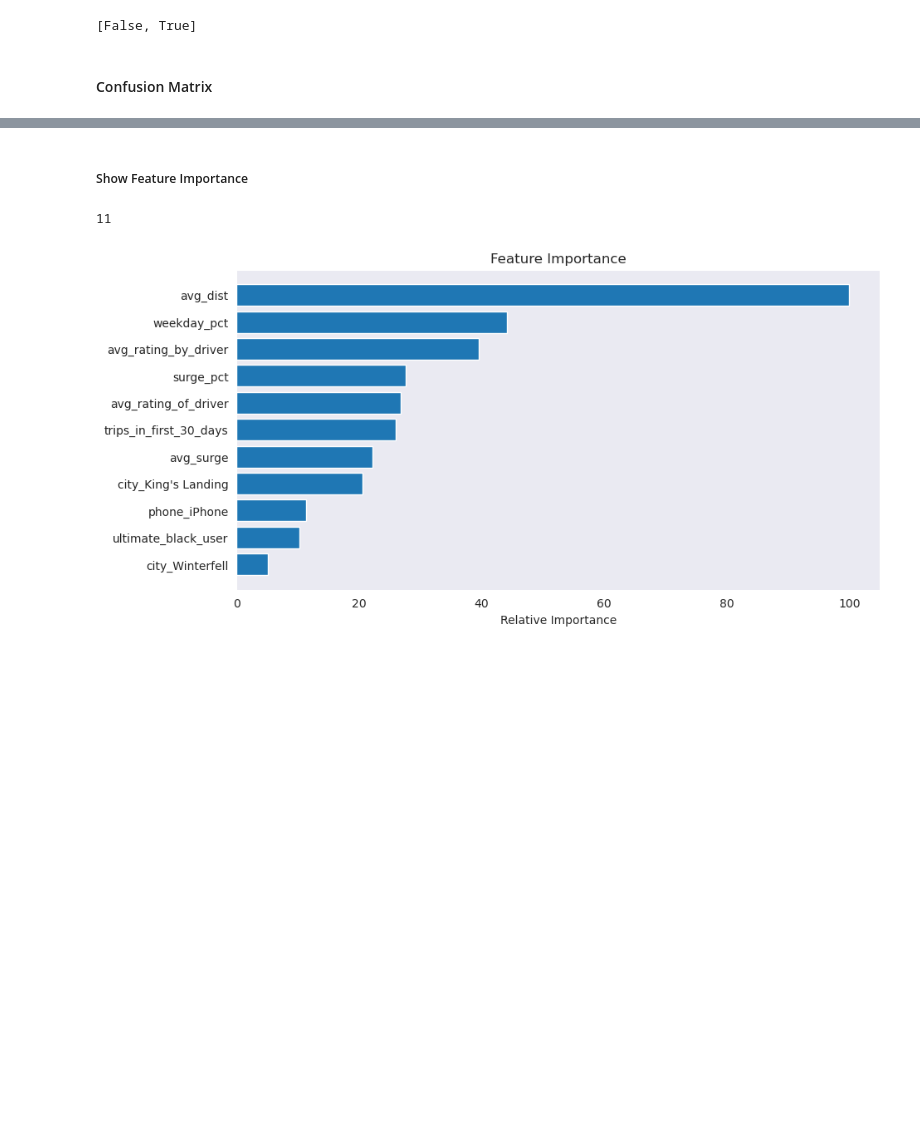
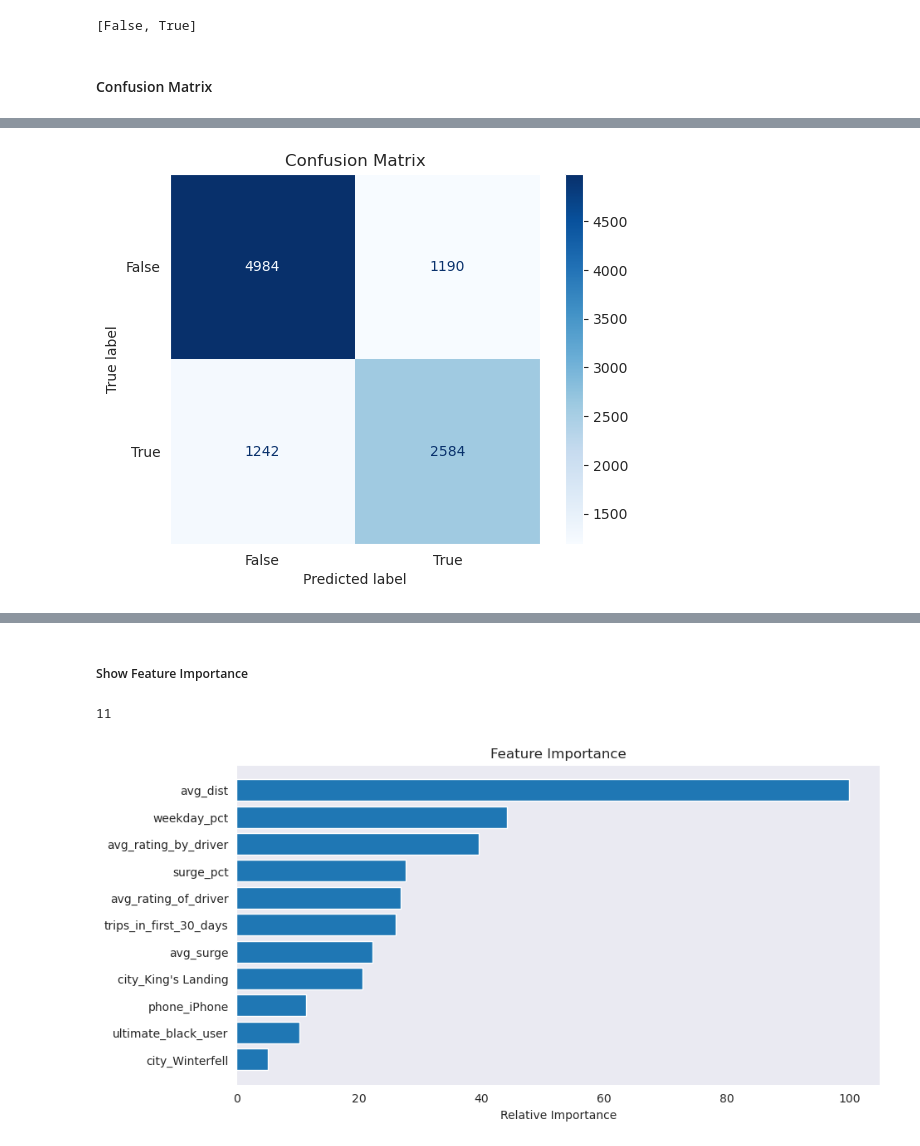
Before and after one commit to ds-edu/ml-classif-ultimate-tech, a Jupyter notebook: ultimate_tech_churn.ipynb, the cells around one changed output, grey strips where cells are left out. Drawn from its saved outputs; the diff is of its cells as text; code cells hidden in the pictures; blank space fills up the shorter version.

```diff
--- a/ultimate_tech_churn.ipynb
+++ b/ultimate_tech_churn.ipynb
@@ -535,7 +537,7 @@ trials = Trials()
 smbo_res = fmin(fn=objective_rfc,
                 space=space_rfc,
                 algo=tpe.suggest,
-                max_evals=5,
+                max_evals=50,
                 trials=trials,
                 rstate=np.random.default_rng(random_seed)
 )
@@ -685,0 +595,11 @@ Normalized confusion matrix
+# %%
+cnf_matrix = confusion_matrix(y_test, y_pred, labels=class_names)
+# %%
+# DIsplay confusion matrix
+
+disp = ConfusionMatrixDisplay(confusion_matrix=cnf_matrix, display_labels=class_names)
+disp.plot(cmap=plt.cm.Blues, values_format='d')
+plt.title('Confusion Matrix')
+plt.show()
+# %% [output]
+[figure, added]
```
Also changed, not shown: parts of 13 cells of this notebook.
